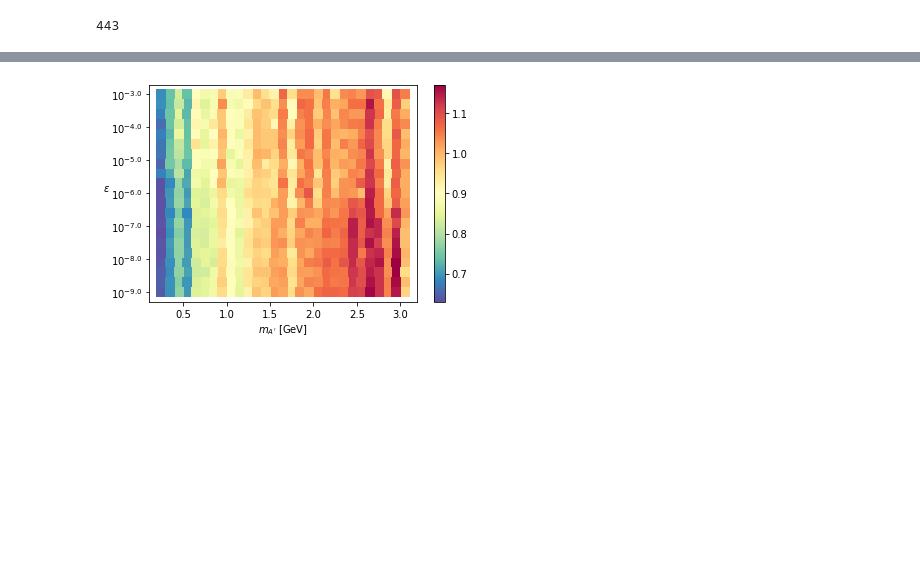
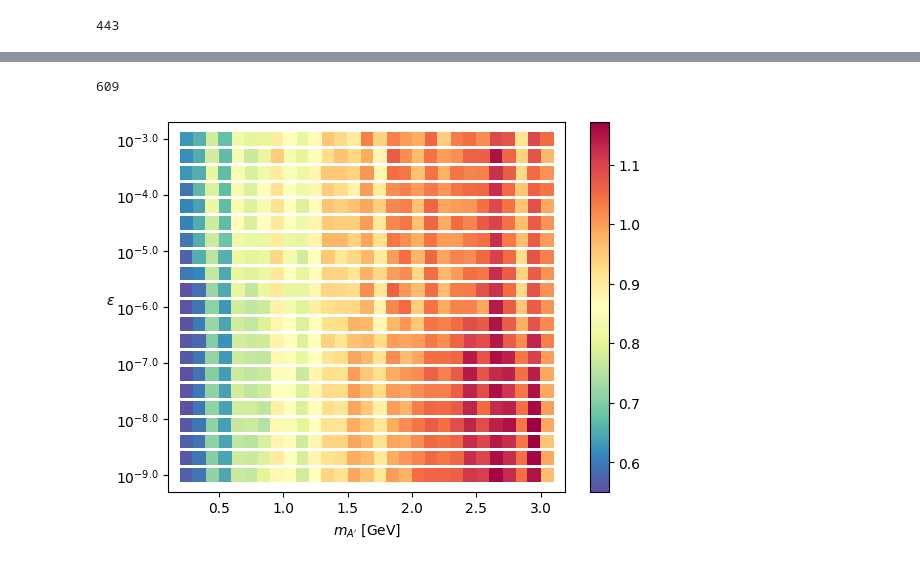
Before and after one commit to Dowling7/DQ_Dowling, a Jupyter notebook: electron/clustering/seed_benchmark.ipynb, the cells around one changed output, grey strips where cells are left out. Cells and saved outputs as stored; diff of their text form; code cells hidden in the pictures; blank space fills up the shorter version.

```diff
--- a/electron/clustering/seed_benchmark.ipynb
+++ b/electron/clustering/seed_benchmark.ipynb
@@ -98,7 +98,7 @@ def emcal_byevent(dq_hits, evtNum):
 
 #--------------------------------------------------------------------------------------------------------------------------------------------
 
-def find_energy_seeds(x, y, energy, min_energy=0.2, seed_radius=30):
+def find_energy_seeds(x, y, energy, min_energy=0.2, seed_radius=50):
     high_energy_mask =energy >min_energy
     high_energy_points = np.column_stack((x[high_energy_mask], y[high_energy_mask], energy[high_energy_mask]))
     seeds = []
@@ -135,8 +135,8 @@ def plot_acceptance(mass, coupling, Nevent, acceptance, hue_norm = (0,1)):
 
     plt.show()
 # %%
-Aee_dir = "/Users/dwong/Desktop/n-tuples/Aee_500-600"
-Amm_dir = "/Users/dwong/Desktop/n-tuples/Amm_500-600"
+Aee_dir = "/Users/wongdowling/Desktop/n-tuples/Aee_500-600"
+Amm_dir = "/Users/wongdowling/Desktop/n-tuples/Amm_500-600"
 # %%
 def scan_Aee(scan_dir):
     os.chdir(scan_dir)
@@ -211,25 +211,29 @@ def scan_Amm(scan_dir):
     return mass, coupling, nseed_trk
 # %%
 (d, e, f) = scan_Amm(Amm_dir)
+# %%
+len(d)
+# %% [output]
+609
 # %%
 fig, ax = plt.subplots()
-im = ax.scatter(d, e, c=f, s=98, marker='s', cmap='Spectral_r',linewidths=0)
+im = ax.scatter(d, e, c=f, s=100, marker='s', cmap='Spectral_r',linewidths=0)
 fig.colorbar(im, ax=ax)
 
 plt.xlabel(r"$m_{A'}$ [GeV]")
 plt.ylabel(ylabel=r"$\epsilon$", rotation = 0)
 #ax.set_xscale("log")
 
 
 # iterate over axes of FacetGrid
 labels = ax.get_yticks() # get y labels
 
 new_labels = []
 for i,l in enumerate(labels):
     new_labels.append(r"$10^{%s}$"%labels[i])
 
 ax.set_yticklabels(new_labels) # set new labels
 
 plt.show()
 # %% [output]
-[figure, old version]
+[figure, new version]
```
Also changed, not shown: parts of 5 cells of this notebook, 3 other files.
